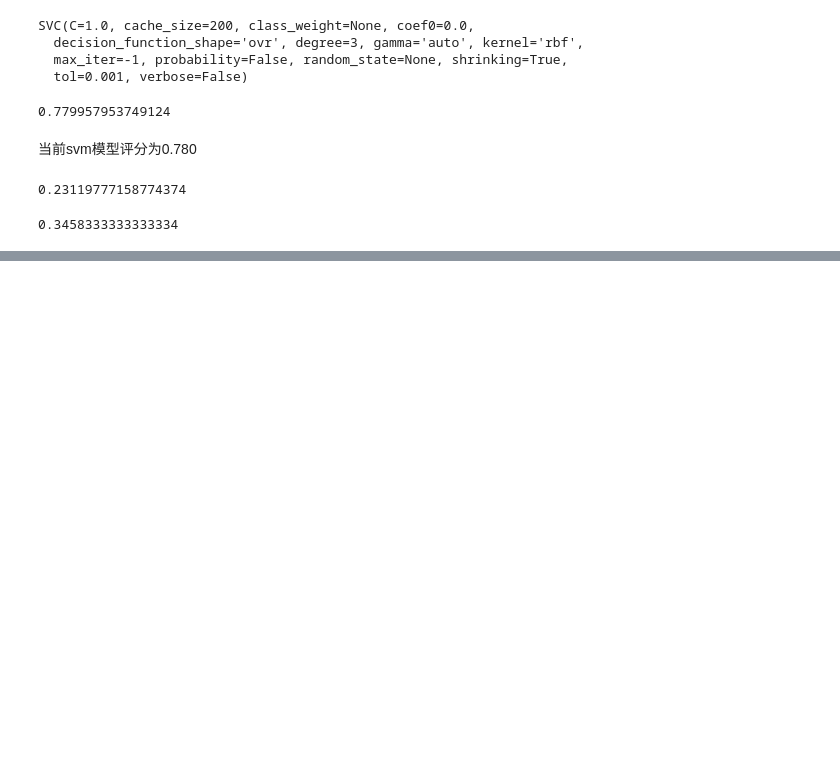
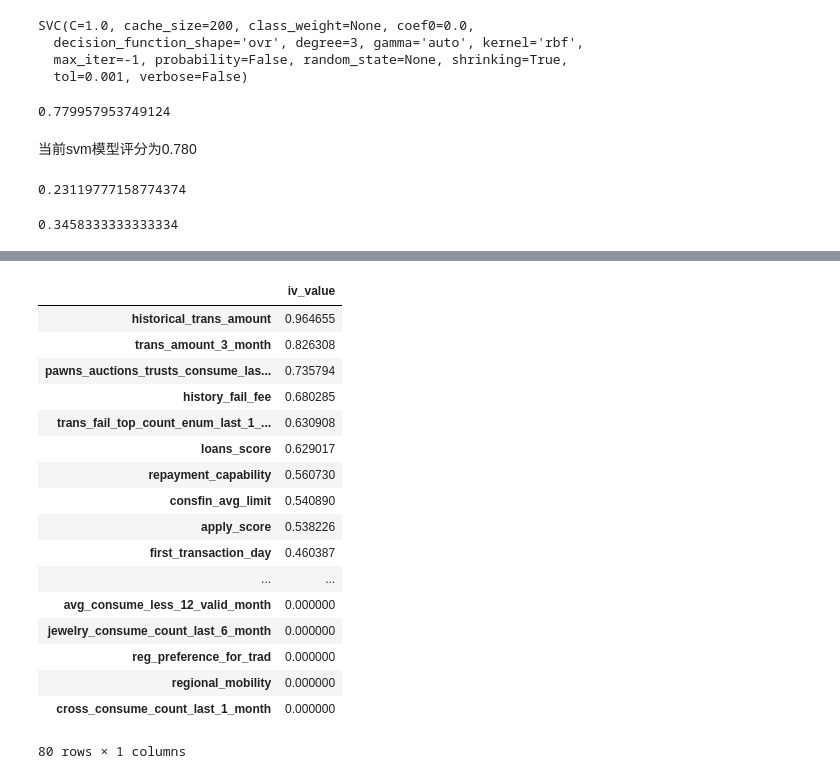
Before and after one commit to Gtobep/DataWhale, a Jupyter notebook: 7th_data_test.ipynb, the cells around one changed output, grey strips where cells are left out. Drawn from its saved outputs; the diff is of its cells as text; code cells hidden in the pictures; blank space fills up the shorter version.

```diff
--- a/7th_data_test.ipynb
+++ b/7th_data_test.ipynb
@@ -290,0 +343,22 @@ f1_score(y_test,y_pred)
+# %%
+def iv_value(df, col, target):
+    ''' 计算单列特征的IV值
+    df: pandas dataframe数据集
+    col: 需要计算的变量名（数值型）
+    target: 标签
+    return: 该特征的iv值
+    '''
+    bins = chiMerge(df, col, target) # 获得分组区间
+    cats = pd.cut(df[col], bins, right=False)
+    # 为了防止除0错误，对分子分母均做+1处理
+    temp = (pd.crosstab(cats, df[target]) + 1) / (df[target].value_counts() + 1)
+    woe = np.log(temp.iloc[:, 1] / temp.iloc[:, 0])
+    iv = sum((temp.iloc[:, 1] - temp.iloc[:, 0]) * woe)
+
+    return iv
+# %%
+iv = []
+data_iv = pd.concat([X_train,y_train],axis=1)
+
+for col in X_train.columns:
+    iv.append(iv_value(data_iv, col, 'status'))
@@ -290,0 +388,21 @@ f1_score(y_test,y_pred)
+# %%
+iv_fea_val.sort_values(by='iv_value',ascending=False)
+# %% [output]
+|  | iv_value |
+| historical_trans_amount | 0.964655 |
+| trans_amount_3_month | 0.826308 |
+| pawns_auctions_trusts_consume_las... | 0.735794 |
+| history_fail_fee | 0.680285 |
+| trans_fail_top_count_enum_last_1_... | 0.630908 |
+| loans_score | 0.629017 |
+| repayment_capability | 0.560730 |
+| consfin_avg_limit | 0.540890 |
+| apply_score | 0.538226 |
+| first_transaction_day | 0.460387 |
+| ... | ... |
+| avg_consume_less_12_valid_month | 0.000000 |
+| jewelry_consume_count_last_6_month | 0.000000 |
+| reg_preference_for_trad | 0.000000 |
+| regional_mobility | 0.000000 |
+| cross_consume_count_last_1_month | 0.000000 |
+80 rows × 1 columns
```
Also changed, not shown: parts of 24 cells of this notebook.
